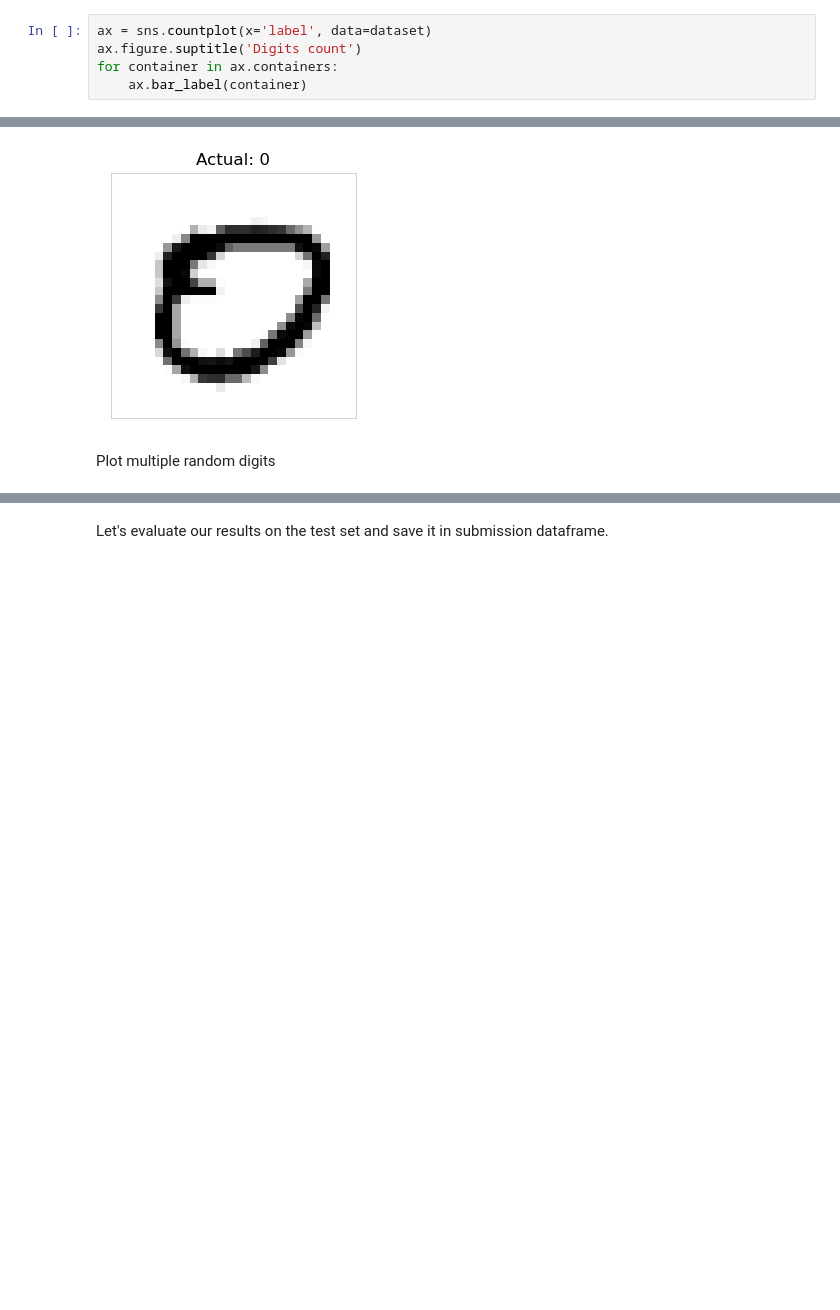
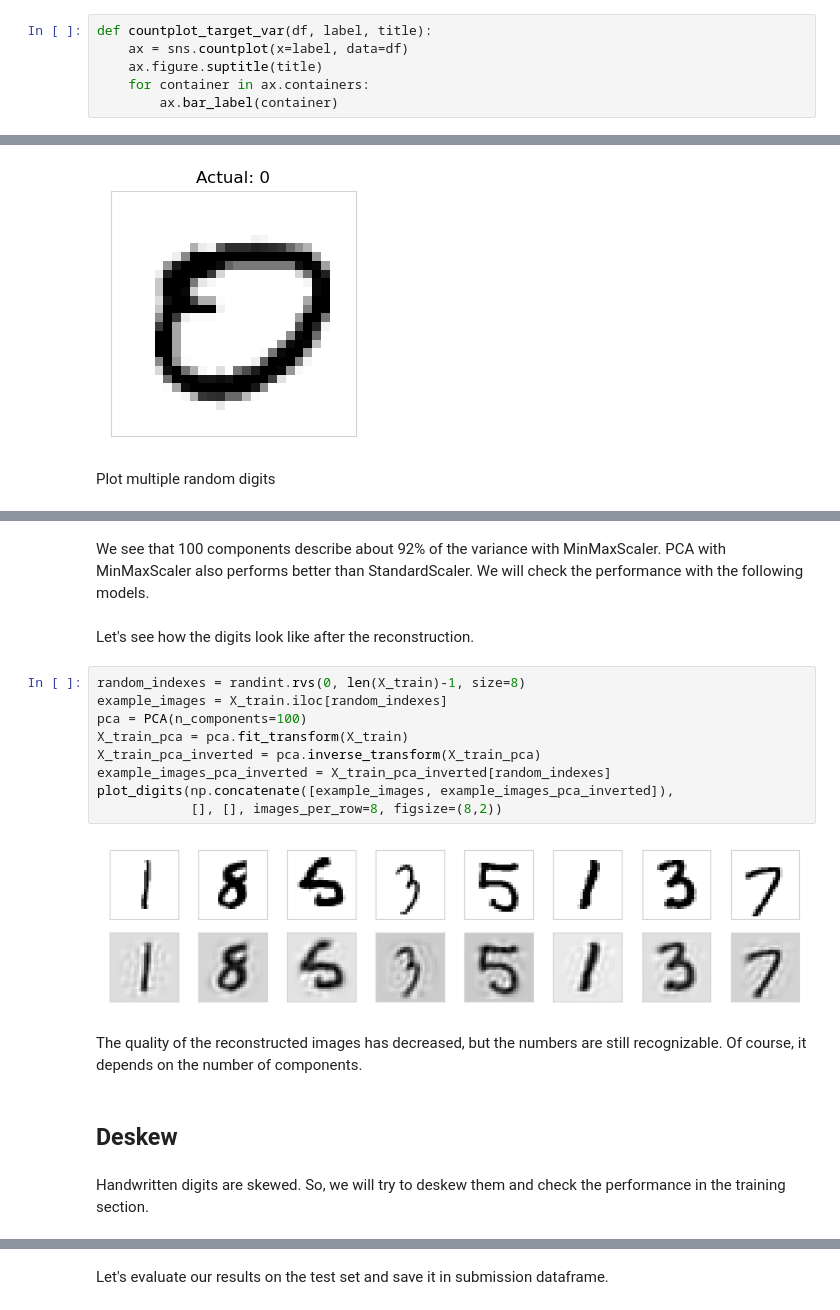
Before and after one commit to Andrey123qq2/Kaggle-Notebooks, a Jupyter notebook: digit-recognizer-pca-svc.ipynb, the cells around one changed output, grey strips where cells are left out. Cells and saved outputs as stored; diff of their text form; blank space fills up the shorter version.

```diff
--- a/digit-recognizer-pca-svc.ipynb
+++ b/digit-recognizer-pca-svc.ipynb
@@ -91,5 +176,6 @@ There are no missing values in the train and test datasets. So there are no corr
 # %%
-ax = sns.countplot(x='label', data=dataset)
-ax.figure.suptitle('Digits count')
-for container in ax.containers:
-    ax.bar_label(container)
+def countplot_target_var(df, label, title):
+    ax = sns.countplot(x=label, data=df)
+    ax.figure.suptitle(title)
+    for container in ax.containers:
+        ax.bar_label(container)
@@ -578,0 +300,21 @@ Accuracy: 98.8476%
+# %% [markdown]
+We see that 100 components describe about 92% of the variance with MinMaxScaler. PCA with MinMaxScaler also performs better than StandardScaler. We will check the performance with the following models.
+# %% [markdown]
+Let's see how the digits look like after the reconstruction.
+# %%
+random_indexes = randint.rvs(0, len(X_train)-1, size=8)
+example_images = X_train.iloc[random_indexes]
+pca = PCA(n_components=100)
+X_train_pca = pca.fit_transform(X_train)
+X_train_pca_inverted = pca.inverse_transform(X_train_pca)
+example_images_pca_inverted = X_train_pca_inverted[random_indexes]
+plot_digits(np.concatenate([example_images, example_images_pca_inverted]),
+            [], [], images_per_row=8, figsize=(8,2))
+# %% [output]
+[figure, added]
+# %% [markdown]
+The quality of the reconstructed images has decreased, but the numbers are still recognizable. Of course, it depends on the number of components.
+# %% [markdown]
+## Deskew <a class="anchor" id="dpdeskew"></a>
+# %% [markdown]
+Handwritten digits are skewed. So, we will try to deskew them and check the performance in the training section.
```
Also changed, not shown: parts of 191 cells of this notebook.
